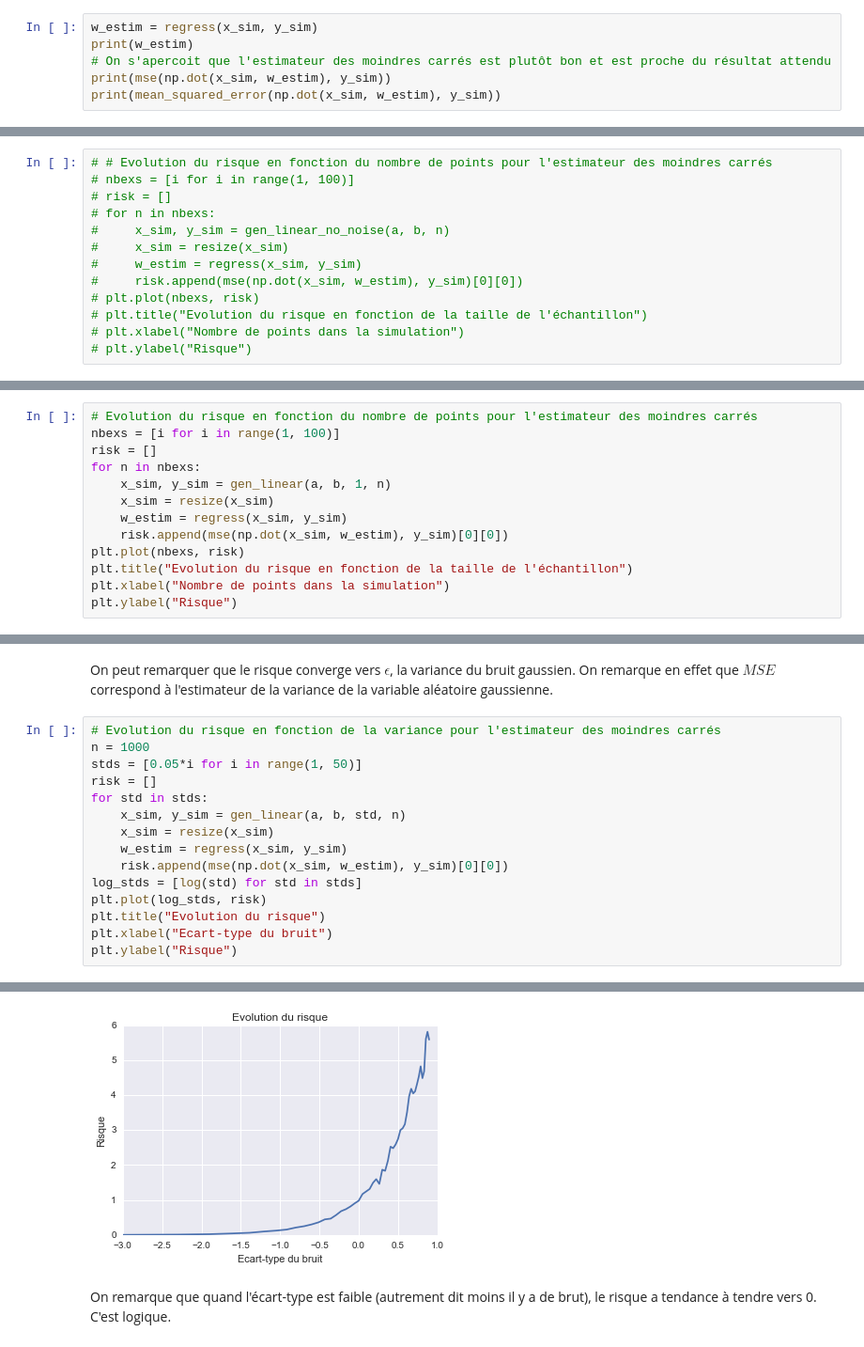
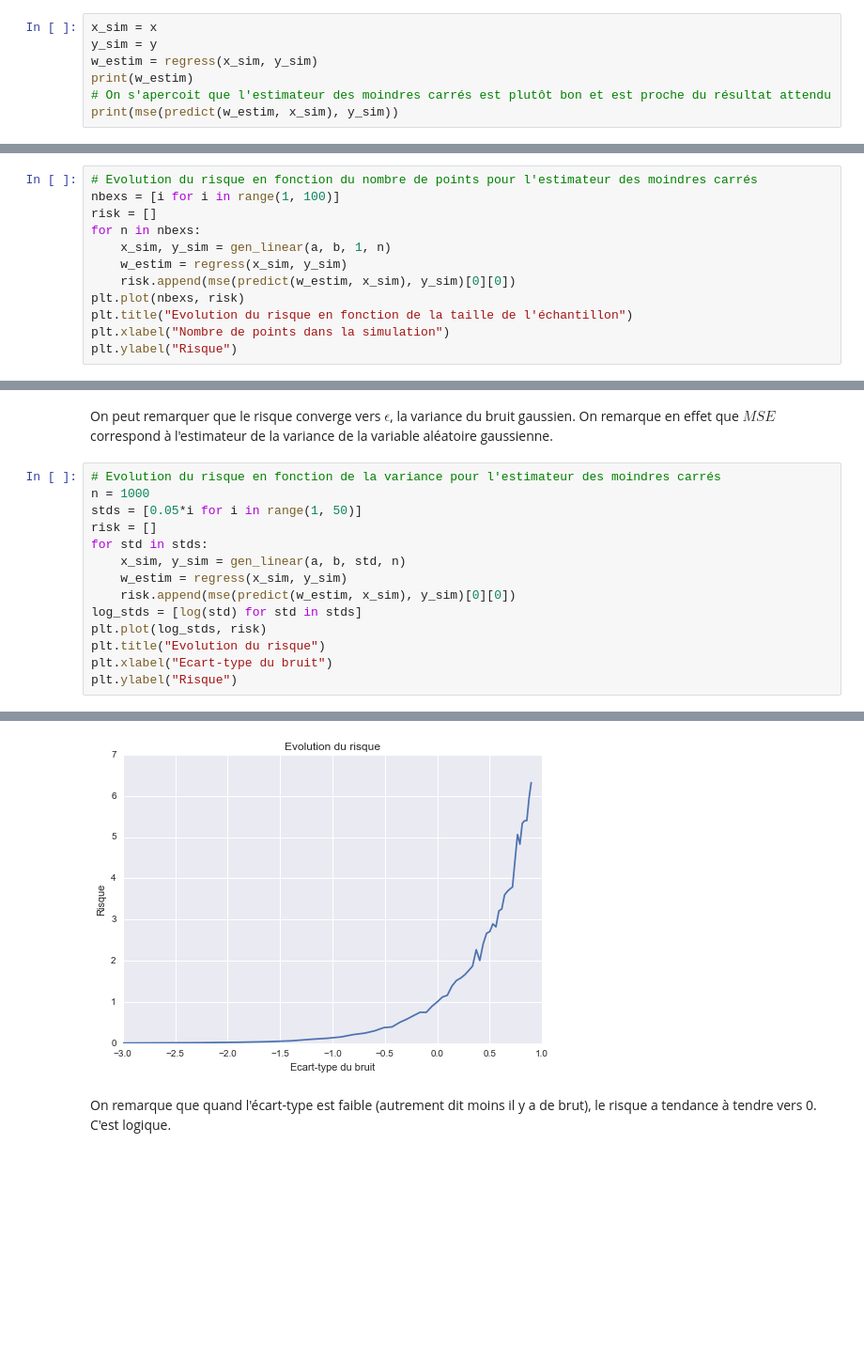
Before and after one commit to PierreBoyeau/regression_tp, a Jupyter notebook: tp1.ipynb, the cells around one changed output, grey strips where cells are left out. Shown at 94% size. Saved outputs shown, nothing was run; the diff lists cells and outputs as text; blank space fills up the shorter version.

```diff
--- a/tp1.ipynb
+++ b/tp1.ipynb
@@ -130,7 +122,8 @@ y_sim = y
 # %%
+x_sim = x
+y_sim = y
 w_estim = regress(x_sim, y_sim)
 print(w_estim)
 # On s'apercoit que l'estimateur des moindres carrés est plutôt bon et est proche du résultat attendu
-print(mse(np.dot(x_sim, w_estim), y_sim))
-print(mean_squared_error(np.dot(x_sim, w_estim), y_sim))
+print(mse(predict(w_estim, x_sim), y_sim))
 # %% [output]
@@ -143,13 +135,12 @@ print(mean_squared_error(np.dot(x_sim, w_estim), y_sim))
 # %%
-# # Evolution du risque en fonction du nombre de points pour l'estimateur des moindres carrés
-# nbexs = [i for i in range(1, 100)]
-# risk = []
-# for n in nbexs:
-#     x_sim, y_sim = gen_linear_no_noise(a, b, n)
-#     x_sim = resize(x_sim)
-#     w_estim = regress(x_sim, y_sim)
-#     risk.append(mse(np.dot(x_sim, w_estim), y_sim)[0][0])
-# plt.plot(nbexs, risk)
-# plt.title("Evolution du risque en fonction de la taille de l'échantillon")
-# plt.xlabel("Nombre de points dans la simulation")
-# plt.ylabel("Risque")
+# Evolution du risque en fonction du nombre de points pour l'estimateur des moindres carrés
+nbexs = [i for i in range(1, 100)]
+risk = []
+for n in nbexs:
+    x_sim, y_sim = gen_linear(a, b, 1, n)
+    w_estim = regress(x_sim, y_sim)
+    risk.append(mse(predict(w_estim, x_sim), y_sim)[0][0])
+plt.plot(nbexs, risk)
+plt.title("Evolution du risque en fonction de la taille de l'échantillon")
+plt.xlabel("Nombre de points dans la simulation")
+plt.ylabel("Risque")
@@ -156,13 +149,0 @@ print(mean_squared_error(np.dot(x_sim, w_estim), y_sim))
-# %%
-# Evolution du risque en fonction du nombre de points pour l'estimateur des moindres carrés
-nbexs = [i for i in range(1, 100)]
-risk = []
-for n in nbexs:
-    x_sim, y_sim = gen_linear(a, b, 1, n)
-    x_sim = resize(x_sim)
-    w_estim = regress(x_sim, y_sim)
-    risk.append(mse(np.dot(x_sim, w_estim), y_sim)[0][0])
-plt.plot(nbexs, risk)
-plt.title("Evolution du risque en fonction de la taille de l'échantillon")
-plt.xlabel("Nombre de points dans la simulation")
-plt.ylabel("Risque")
@@ -174,21 +152,20 @@ On peut remarquer que le risque converge vers $\epsilon$, la variance du bruit g
 # %%
 # Evolution du risque en fonction de la variance pour l'estimateur des moindres carrés
 n = 1000
 stds = [0.05*i for i in range(1, 50)]
 risk = []
 for std in stds:
     x_sim, y_sim = gen_linear(a, b, std, n)
-    x_sim = resize(x_sim)
     w_estim = regress(x_sim, y_sim)
-    risk.append(mse(np.dot(x_sim, w_estim), y_sim)[0][0])
+    risk.append(mse(predict(w_estim, x_sim), y_sim)[0][0])
 log_stds = [log(std) for std in stds]
 plt.plot(log_stds, risk)
 plt.title("Evolution du risque")
 plt.xlabel("Ecart-type du bruit")
 plt.ylabel("Risque")
 # %% [output]
 <matplotlib.text.Text at 0x...>
-[figure, old version]
+[figure, new version]
 # %% [markdown]
 On remarque que quand l'écart-type est faible (autrement dit moins il y a de brut), le risque a tendance à tendre vers 0.
 C'est logique.
```
Also changed, not shown: parts of 38 cells of this notebook.
